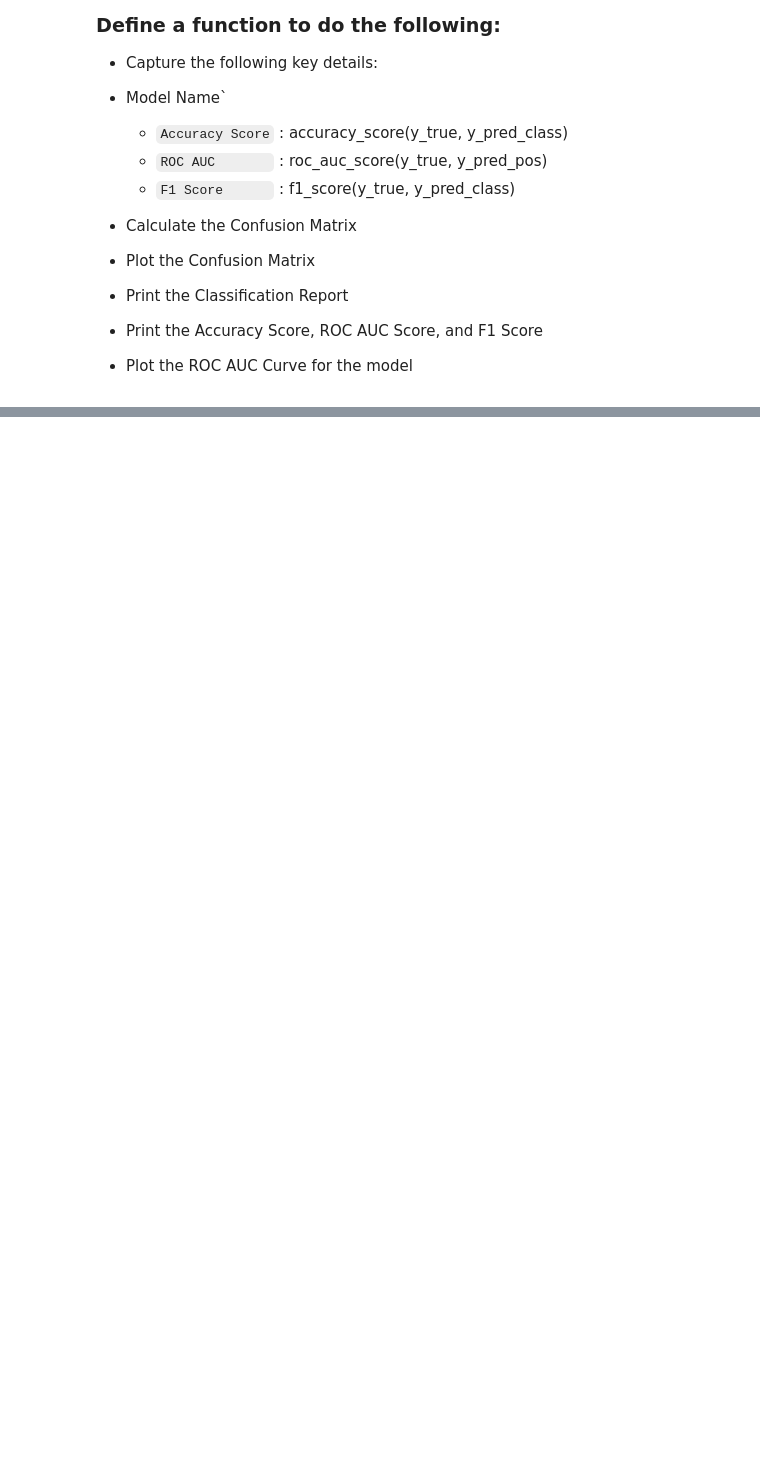
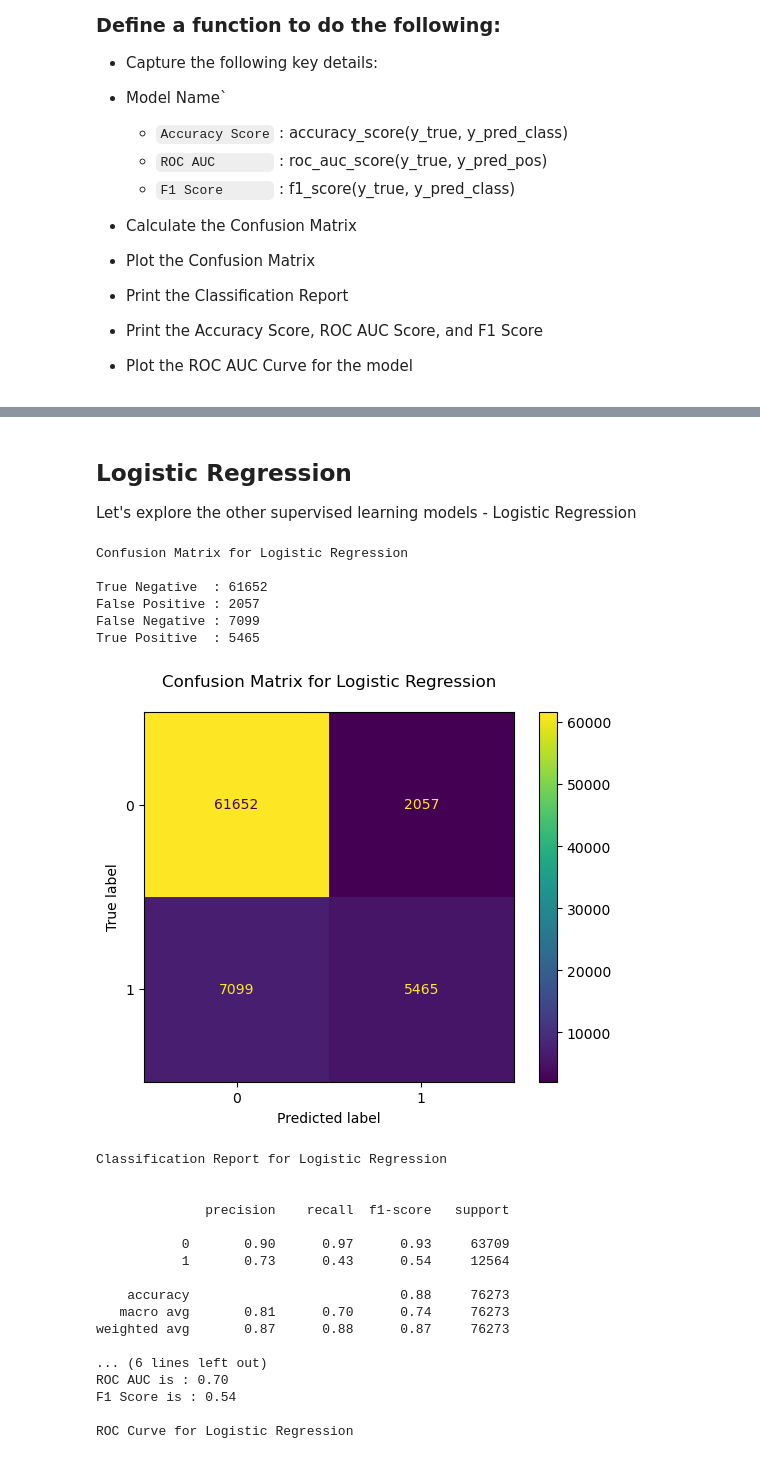
Before and after one commit to FerndzJoe/FerndzJoe, a Jupyter notebook: supervised-machine-learning-models-insurance-data.ipynb, the cells around one changed output, grey strips where cells are left out. Drawn from its saved outputs; the diff is of its cells as text; code cells hidden in the pictures; blank space fills up the shorter version.

```diff
--- a/supervised-machine-learning-models-insurance-data.ipynb
+++ b/supervised-machine-learning-models-insurance-data.ipynb
@@ -500,6 +483,13 @@ Supervised Machine Learning Models:
 - Print the Classification Report
 - Print the Accuracy Score, ROC AUC Score, and F1 Score
 - Plot the ROC AUC Curve for the model
+# %%
+# Define the variables to capture the values for each model run
+
+models = []
+accuracy_values = []
+roc_auc_values = []
+f1_score_values = []
 # %%
 # Define a function to do the following:
 
@@ -553,0 +675,47 @@ def record_and_print_scores(model_name, test_result, pred_result, proba_val):
+# %% [markdown]
+## Logistic Regression
+
+Let's explore the other supervised learning models - Logistic Regression
+# %%
+# Let's define the Logistic Regression model with solver = lbfgs and C = 1
+
+# Create an instance of Logistic Regression Model
+LRmodel = LogisticRegression(penalty='l2', C=1, solver='lbfgs')
+
+# Train the model using model.fit
+LRmodel.fit(X_train, y_train)
+
+# Predict the results for the Test data
+y_pred = LRmodel.predict(X_test)
+
+# Find the Prediction Probability of the Test data
+y_pred_proba = LRmodel.predict_proba(X_test)[:,1]
+# %%
+# Call the function record and plot the Confusion Matrix and ROC Curve
+
+record_and_print_scores('Logistic Regression', y_test, y_pred, y_pred_proba)
+# %% [output]
+Confusion Matrix for Logistic Regression
+
+True Negative  : 61652
+False Positive : 2057
+False Negative : 7099
+True Positive  : 5465
+[figure, added]
+Classification Report for Logistic Regression
+
+
+              precision    recall  f1-score   support
+
+           0       0.90      0.97      0.93     63709
+           1       0.73      0.43      0.54     12564
+
+    accuracy                           0.88     76273
+   macro avg       0.81      0.70      0.74     76273
+weighted avg       0.87      0.88      0.87     76273
+
+... (6 lines left out)
+ROC AUC is : 0.70
+F1 Score is : 0.54
+
+ROC Curve for Logistic Regression
```
Also changed, not shown: parts of 40 cells of this notebook.
